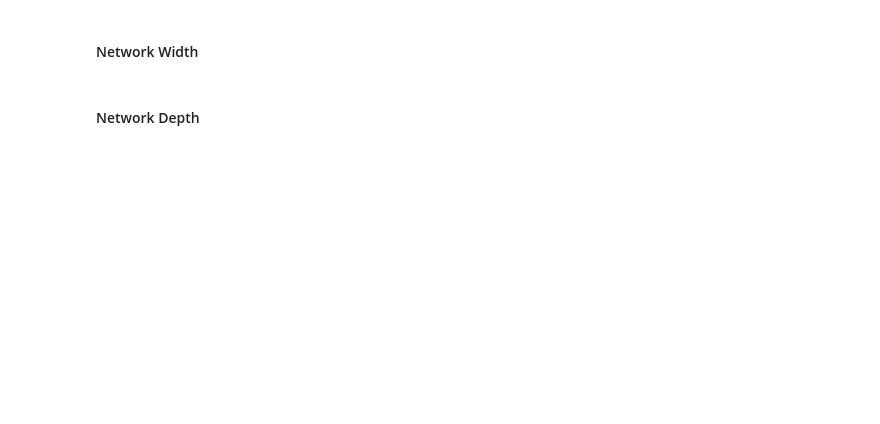
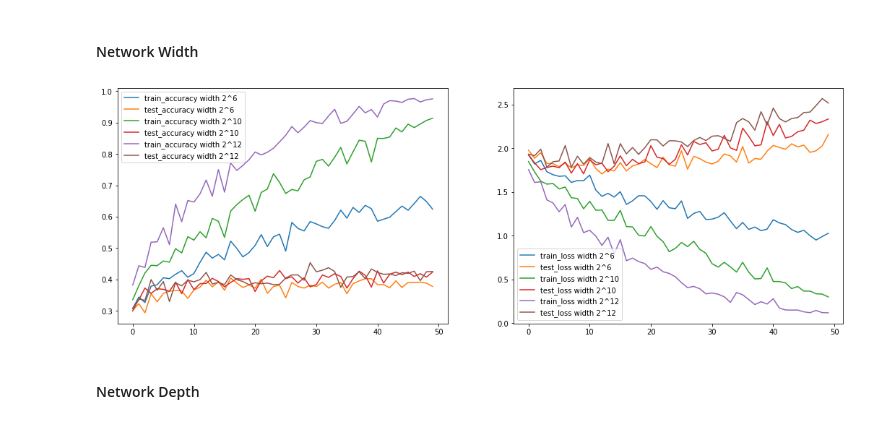
Before and after one commit to ItayShalit/Intro-to-Deep-Learning, a Jupyter notebook: Intro_to_DL_Assignment_1.ipynb, the cells around one changed output. Cells and saved outputs as stored; diff of their text form; code cells hidden in the pictures; blank space fills up the shorter version.

```diff
--- a/Intro_to_DL_Assignment_1.ipynb
+++ b/Intro_to_DL_Assignment_1.ipynb
@@ -459,38 +408,40 @@ train_and_plot_results(trainloader_pca, testloader_pca, model, loss_fn, optimize
 # %%
 def NNClassGeneratorByWidth(width):
   class FFNeuralNetwork(nn.Module):
       def __init__(self):
           super(FFNeuralNetwork, self).__init__()
           self.flatten = nn.Flatten()
-          input_layer = skip_init(nn.Linear, 3072, width) #To save computations, Parameter initialization is currently skipped,
+          input_layer = nn.Linear(3072, width) #To save computations, Parameter initialization is currently skipped,
                                                         #and will be done before training using a custom distribution.
-          hidden_layer = skip_init(nn.Linear, width, 10)
+          hidden_layer = nn.Linear(width, 10)
           self.linear_relu_stack = nn.Sequential(
               input_layer,
               nn.ReLU(),
               hidden_layer,
           )
 
       def forward(self, x):
           x = self.flatten(x)
           logits = self.linear_relu_stack(x)
           return logits
   return FFNeuralNetwork
 
-figure = plt.figure(figsize=(1,2))
+figure = plt.figure(figsize=(18, 6))
 ax1 = figure.add_subplot(1,2,1)
 ax2 = figure.add_subplot(1,2,2)
 width_vals = [6, 10, 12]
 
 for width in width_vals:
   NNClass = NNClassGeneratorByWidth(2**width)
   model = NNClass().to(device)
-  torch.nn.init.normal_(model.linear_relu_stack[0].weight, mean=0.0, std=best_configuration.init_std)
-  torch.nn.init.normal_(model.linear_relu_stack[2].weight, mean=0.0, std=best_configuration.init_std)
+  torch.nn.init.normal_(model.linear_relu_stack[0].weight, mean=0.0, std=best_configuration['init_std'])
+  torch.nn.init.normal_(model.linear_relu_stack[2].weight, mean=0.0, std=best_configuration['init_std'])
   optimizer = torch.optim.SGD(model.parameters(), lr=best_configuration["learning rate"], momentum=best_configuration["momentum_param"])
   train_and_plot_results(trainloader, testloader, model, loss_fn, optimizer, epochs, device, figure = figure, plot_results = False, label_addition = f'width 2^{width}')
 
 figure.show()
+# %% [output]
+[figure, added]
 # %% [markdown]
 #### Network Depth
 # %%
```
Also changed, not shown: parts of 13 cells of this notebook.
